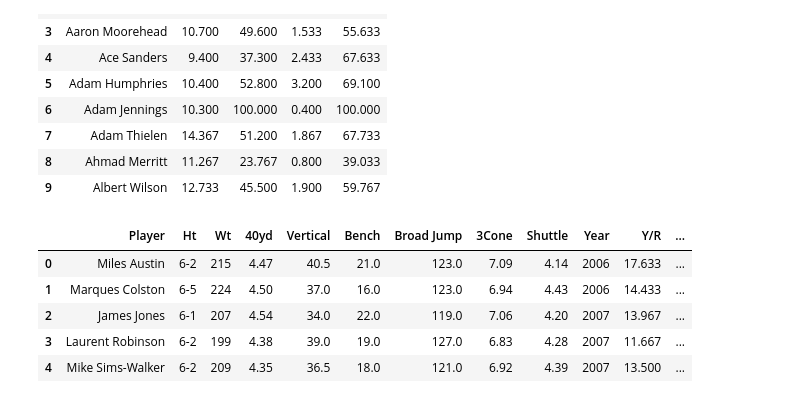
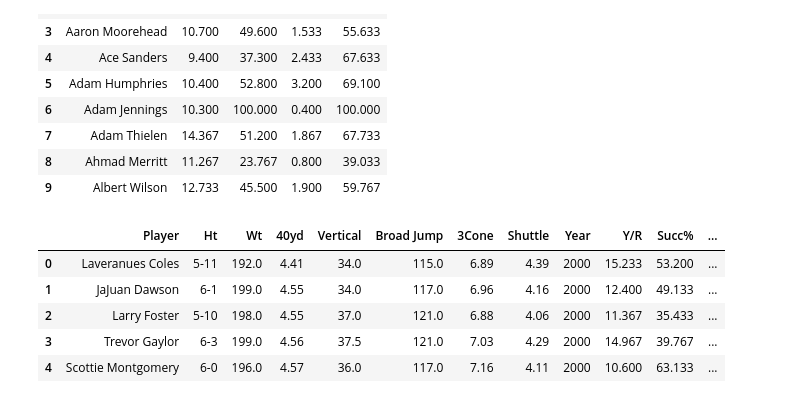
Before and after one commit to vidmt/msas-project, a Jupyter notebook: nfl_combine_analysis.ipynb, the cells around one changed output. Cells and saved outputs as stored; diff of their text form; code cells hidden in the pictures.

```diff
--- a/nfl_combine_analysis.ipynb
+++ b/nfl_combine_analysis.ipynb
@@ -97,7 +97,7 @@ import glob
 
 combine_list = []
 
-for i in range(2000, 2021):
+for i in range(2000, 2024):
     file_path = glob.glob(f"data/{i}.csv")
 
     if file_path:
@@ -143,7 +143,7 @@ print(f"Number of NaN values in 'Broad Jump' column: {bj_missing}")
 print(f"Number of NaN values in '3Cone' column: {three_cone_missing}")
 print(f"Number of NaN values in 'Shuttle' column: {shuttle_missing}")
 
-columns_to_check = ["Ht", "Wt", "40yd", "Vertical", "Bench", "Broad Jump", "3Cone", "Shuttle"]
+columns_to_check = ["Ht", "Wt", "40yd", "Vertical", "Broad Jump", "3Cone", "Shuttle"]
 
 rows_without_nan = combine_csv[columns_to_check].notna().all(axis=1).sum()
 print(f"Number of rows without any NaN in the specified columns: {rows_without_nan}")
@@ -355,11 +355,12 @@ averaged_df.head(10)
 | 9 | Albert Wilson | 12.733 | 45.500 | 1.900 | 59.767 |
 # %%
 merged_df = pd.merge(cleaned_combine ,averaged_df, on="Player", how="inner")
+merged_df = merged_df.drop(columns=["Bench"])
 merged_df.head()
 # %% [output]
-|  | Player | Ht | Wt | 40yd | Vertical | Bench | Broad Jump | 3Cone | Shuttle | Year | Y/R | ... |
-| 0 | Miles Austin | 6-2 | 215 | 4.47 | 40.5 | 21.0 | 123.0 | 7.09 | 4.14 | 2006 | 17.633 | ... |
-| 1 | Marques Colston | 6-5 | 224 | 4.50 | 37.0 | 16.0 | 123.0 | 6.94 | 4.43 | 2006 | 14.433 | ... |
-| 2 | James Jones | 6-1 | 207 | 4.54 | 34.0 | 22.0 | 119.0 | 7.06 | 4.20 | 2007 | 13.967 | ... |
-| 3 | Laurent Robinson | 6-2 | 199 | 4.38 | 39.0 | 19.0 | 127.0 | 6.83 | 4.28 | 2007 | 11.667 | ... |
-| 4 | Mike Sims-Walker | 6-2 | 209 | 4.35 | 36.5 | 18.0 | 121.0 | 6.92 | 4.39 | 2007 | 13.500 | ... |
+|  | Player | Ht | Wt | 40yd | Vertical | Broad Jump | 3Cone | Shuttle | Year | Y/R | Succ% | ... |
+| 0 | Laveranues Coles | 5-11 | 192.0 | 4.41 | 34.0 | 115.0 | 6.89 | 4.39 | 2000 | 15.233 | 53.200 | ... |
+| 1 | JaJuan Dawson | 6-1 | 199.0 | 4.55 | 34.0 | 117.0 | 6.96 | 4.16 | 2000 | 12.400 | 49.133 | ... |
+| 2 | Larry Foster | 5-10 | 198.0 | 4.55 | 37.0 | 121.0 | 6.88 | 4.06 | 2000 | 11.367 | 35.433 | ... |
+| 3 | Trevor Gaylor | 6-3 | 199.0 | 4.56 | 37.5 | 121.0 | 7.03 | 4.29 | 2000 | 14.967 | 39.767 | ... |
+| 4 | Scottie Montgomery | 6-0 | 196.0 | 4.57 | 36.0 | 117.0 | 7.16 | 4.11 | 2000 | 10.600 | 63.133 | ... |
```
Also changed, not shown: parts of 6 cells of this notebook, 3 other files.
